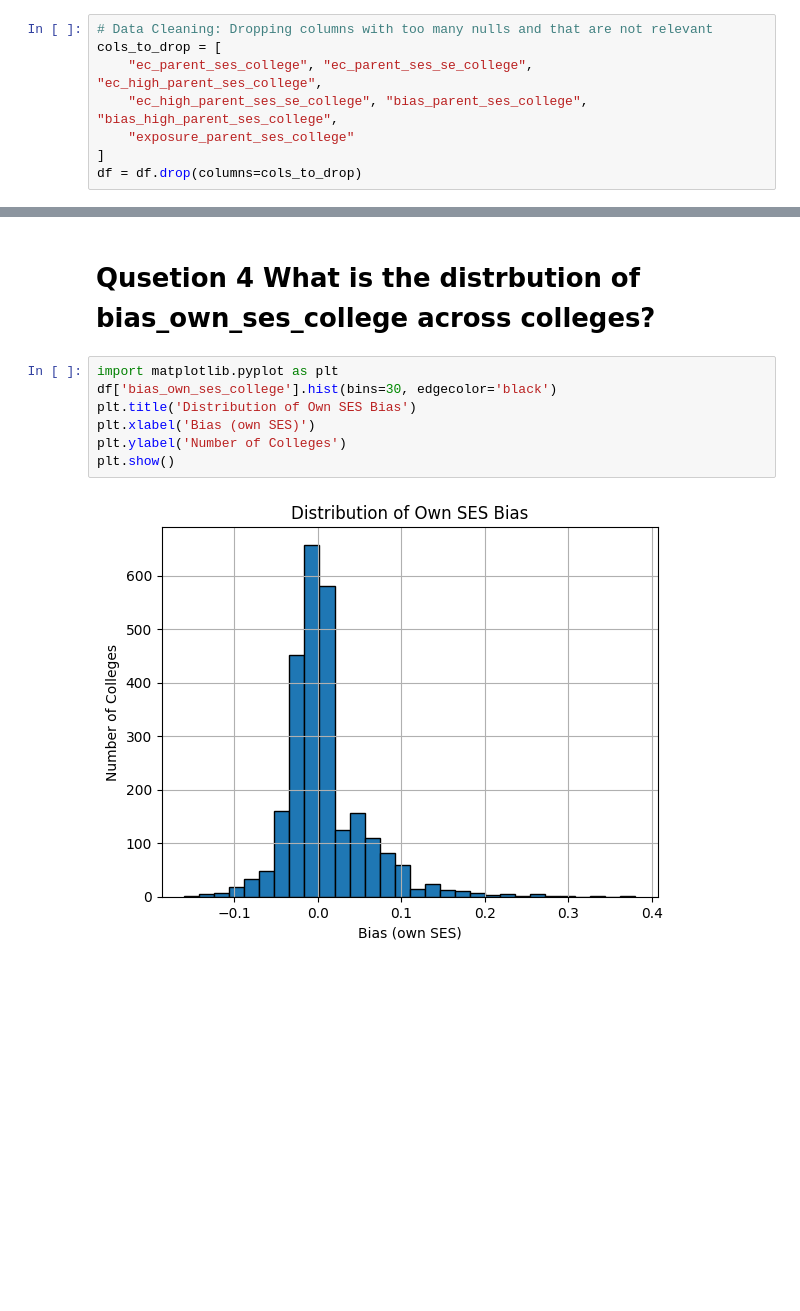
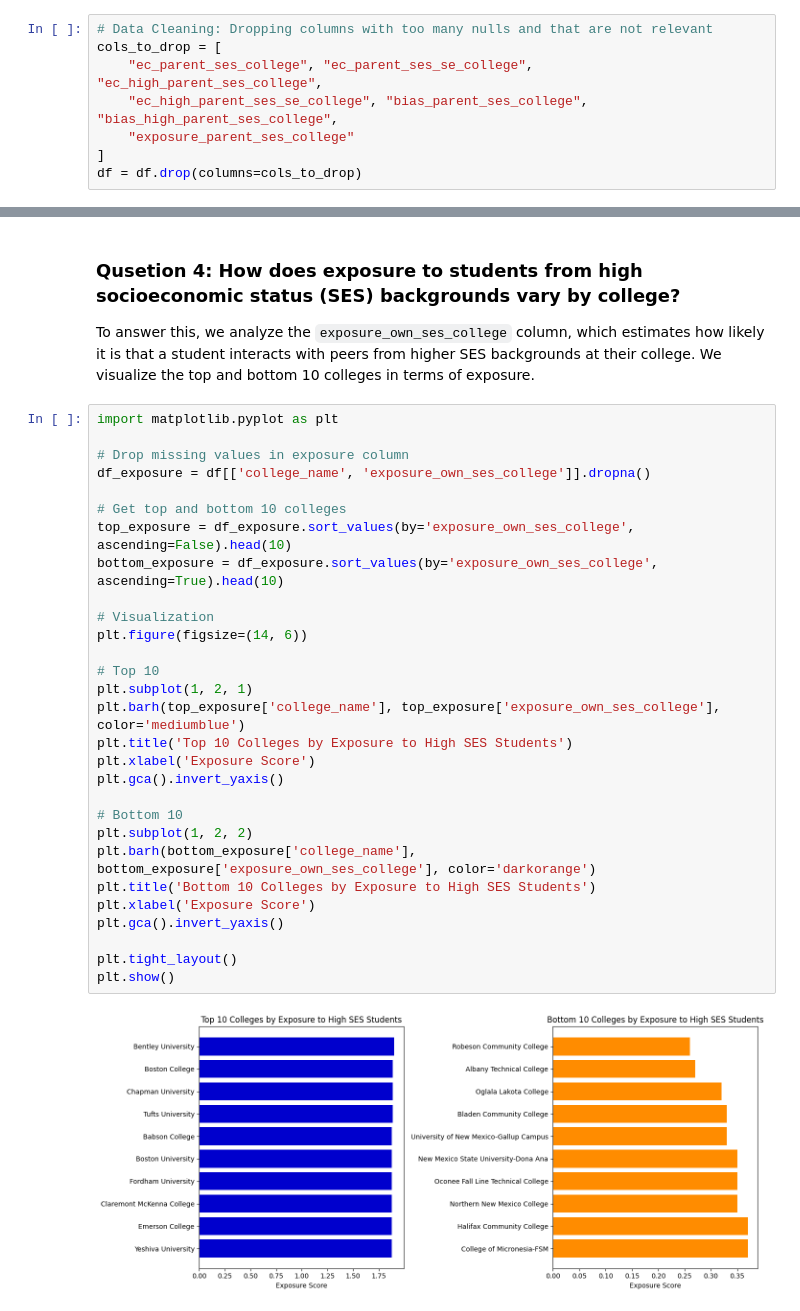
Before and after one commit to Mea-J/python_ds, a Jupyter notebook: Opportunity_Analysis.ipynb, the cells around one changed output, grey strips where cells are left out. Drawn from its saved outputs; the diff is of its cells as text; blank space fills up the shorter version.

```diff
--- a/Opportunity_Analysis.ipynb
+++ b/Opportunity_Analysis.ipynb
@@ -173,12 +256,36 @@ top_county_colleges.head(10)
 # %% [markdown]
-# Qusetion 4 What is the distrbution of bias_own_ses_college across colleges?
+### Qusetion 4: How does exposure to students from high socioeconomic status (SES) backgrounds vary by college?
+
+To answer this, we analyze the `exposure_own_ses_college` column, which estimates how likely it is that a student interacts with peers from higher SES backgrounds at their college. We visualize the top and bottom 10 colleges in terms of exposure.
-# %%
-import matplotlib.pyplot as plt
-df['bias_own_ses_college'].hist(bins=30, edgecolor='black')
-plt.title('Distribution of Own SES Bias')
-plt.xlabel('Bias (own SES)')
-plt.ylabel('Number of Colleges')
-plt.show()
-# %% [output]
-[figure, removed]
+# %%
+import matplotlib.pyplot as plt
+
+# Drop missing values in exposure column
+df_exposure = df[['college_name', 'exposure_own_ses_college']].dropna()
+
+# Get top and bottom 10 colleges
+top_exposure = df_exposure.sort_values(by='exposure_own_ses_college', ascending=False).head(10)
+bottom_exposure = df_exposure.sort_values(by='exposure_own_ses_college', ascending=True).head(10)
+
+# Visualization
+plt.figure(figsize=(14, 6))
+
+# Top 10
+plt.subplot(1, 2, 1)
+plt.barh(top_exposure['college_name'], top_exposure['exposure_own_ses_college'], color='mediumblue')
+plt.title('Top 10 Colleges by Exposure to High SES Students')
+plt.xlabel('Exposure Score')
+plt.gca().invert_yaxis()
+
+# Bottom 10
+plt.subplot(1, 2, 2)
+plt.barh(bottom_exposure['college_name'], bottom_exposure['exposure_own_ses_college'], color='darkorange')
+plt.title('Bottom 10 Colleges by Exposure to High SES Students')
+plt.xlabel('Exposure Score')
+plt.gca().invert_yaxis()
+
+plt.tight_layout()
+plt.show()
+# %% [output]
+[figure, added]
 # %% [markdown]
```
Also changed, not shown: parts of 35 cells of this notebook.
